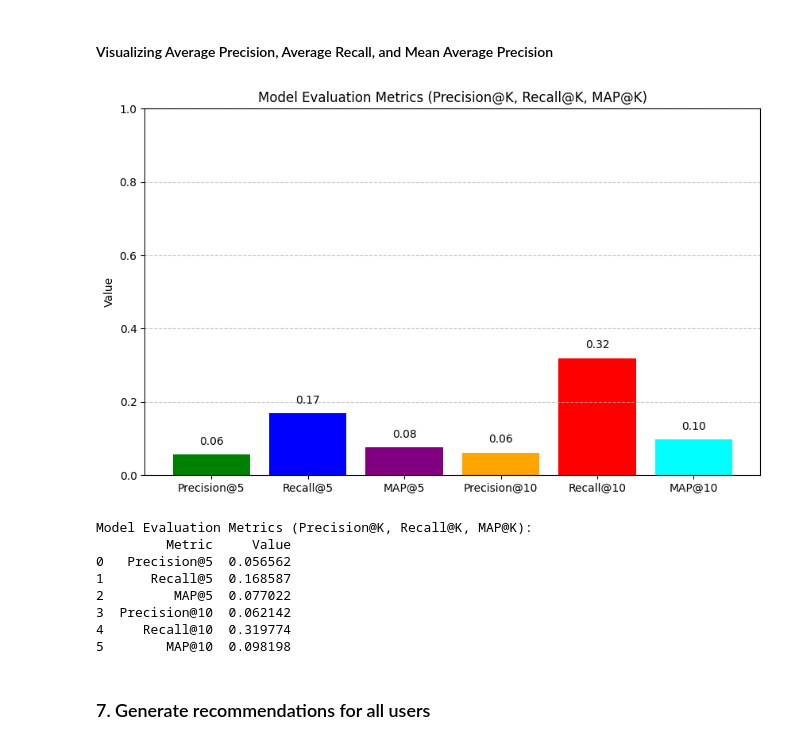
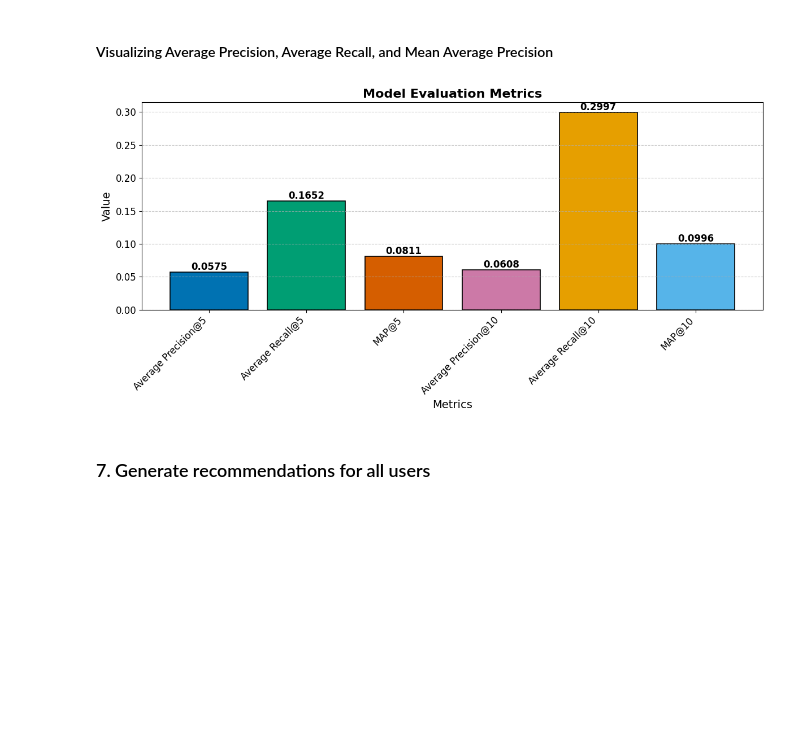
Before and after one commit to bintangmargarethasitumorang/Recommendation-System-Project-Group-06, a Jupyter notebook: CF_Using_ALS_Toba-Tourism_Group 6.ipynb, the cells around one changed output. Cells and saved outputs as stored; diff of their text form; code cells hidden in the pictures; blank space fills up the shorter version.

```diff
--- a/CF_Using_ALS_Toba-Tourism_Group 6.ipynb
+++ b/CF_Using_ALS_Toba-Tourism_Group 6.ipynb
@@ -456,45 +476,47 @@ Untuk mengevaluasi kualitas rekomendasi, tiga metrik digunakan: Precision at K,
 Hasil evaluasi ini menunjukkan kinerja model rekomendasi yang diukur dengan tiga metrik utama: Precision at 10, Recall at 10, dan Mean Average Precision (MAP) at 10, untuk rekomendasi teratas yang dihasilkan oleh model. **Precision at 10** sebesar 0.1107 mengindikasikan bahwa sekitar 11% dari tempat yang direkomendasikan dalam 10 rekomendasi teratas benar-benar relevan atau sesuai dengan preferensi pengguna, yang berarti masih ada ruang untuk meningkatkan akurasi rekomendasi. **Recall at 10** yang mencapai 0.4933 menunjukkan bahwa sekitar 49% dari tempat yang benar-benar dikunjungi oleh pengguna ditemukan dalam 10 rekomendasi teratas, menunjukkan bahwa model cukup baik dalam menangkap sebagian besar preferensi pengguna, meskipun ada potensi untuk menangkap lebih banyak tempat yang relevan. **Mean Average Precision at 10** (MAP) sebesar 0.3568 adalah metrik yang mengukur rata-rata presisi pada posisi-posisi yang relevan di dalam 10 rekomendasi. Nilai MAP yang relatif rendah ini menunjukkan bahwa meskipun model kadang-kadang memberikan rekomendasi yang relevan, kualitasnya bisa lebih baik jika lebih banyak rekomendasi yang relevan ditemukan di posisi teratas.
 # %% [markdown]
 #### Visualizing Average Precision, Average Recall, and Mean Average Precision
-# %%
-import matplotlib.pyplot as plt
-import pandas as pd
-
-# Buat DataFrame untuk metrik evaluasi
-metrics_data = {
-    "Metric": ["Precision@5", "Recall@5", "MAP@5", "Precision@10", "Recall@10", "MAP@10"],
-    "Value": [avg_precision_5, avg_recall_5, avg_map_5, avg_precision_10, avg_recall_10, avg_map_10]
-}
-metrics_df = pd.DataFrame(metrics_data)
-
-# Visualisasi metrik evaluasi
-plt.figure(figsize=(10, 6))
-bars = plt.bar(metrics_df["Metric"], metrics_df["Value"], color=['green', 'blue', 'purple', 'orange', 'red', 'cyan'])
-plt.title("Model Evaluation Metrics (Precision@K, Recall@K, MAP@K)")
-plt.ylabel("Value")
-plt.ylim(0, 1)  # Semua metrik berada di antara 0 dan 1
-
-# Menambahkan nilai di atas batang
-for bar in bars:
-    yval = bar.get_height()
-    plt.text(bar.get_x() + bar.get_width()/2.0, yval + 0.02, f"{yval:.2f}", ha='center', va='bottom')
-
-plt.grid(axis="y", linestyle="--", alpha=0.7)
-plt.show()
-
-# Tampilkan DataFrame sebagai tabel
-print("Model Evaluation Metrics (Precision@K, Recall@K, MAP@K):")
-print(metrics_df)
-# %% [output]
-[figure, removed]
-Model Evaluation Metrics (Precision@K, Recall@K, MAP@K):
-         Metric     Value
-0   Precision@5  0.056562
-1      Recall@5  0.168587
-2         MAP@5  0.077022
-3  Precision@10  0.062142
-4     Recall@10  0.319774
-5        MAP@10  0.098198
+# %%
+# Sample data (replace with actual values)
+metrics = {
+    'Metric': ['Average Precision@5', 'Average Recall@5', 'MAP@5', 'Average Precision@10', 'Average Recall@10', 'MAP@10'],
+    'Value': [avg_precision_5, avg_recall_5, avg_map_5, avg_precision_10, avg_recall_10, avg_map_10]
+}
+metrics_df = pd.DataFrame(metrics)
+
+# Plotting
+plt.figure(figsize=(12, 6))
+
+# Colorblind-friendly colors
+colors = ['#0072B2', '#009E73', '#D55E00', '#CC79A7', '#E69F00', '#56B4E9']
+
+# Create the bar plot with colorblind-friendly colors and increased font sizes
+bars = plt.bar(metrics_df['Metric'], metrics_df['Value'], color=colors, edgecolor='black', linewidth=1.2)
+
+# Annotate the bars with values
+for bar, value in zip(bars, metrics_df['Value']):
+    yval = bar.get_height()
+    plt.text(bar.get_x() + bar.get_width()/2, yval, f'{value:.4f}', ha='center', va='bottom', fontsize=12, fontweight='bold')
+
+# Labels and Title
+plt.xlabel("Metrics", fontsize=14)
+plt.ylabel("Value", fontsize=14)
+plt.title("Model Evaluation Metrics", fontsize=16, fontweight='bold')
+
+# Adjust x-axis labels for better readability
+plt.xticks(rotation=45, ha='right', fontsize=12)
+
+# Y-axis ticks
+plt.yticks(fontsize=12)
+
+# Grid and layout
+plt.grid(axis='y', linestyle='--', alpha=0.7)
+plt.tight_layout()
+
+# Show the plot
+plt.show()
+# %% [output]
+[figure, added]
 # %% [markdown]
 ### 7. Generate recommendations for all users
 # %%
```
Also changed, not shown: parts of 5 cells of this notebook.
